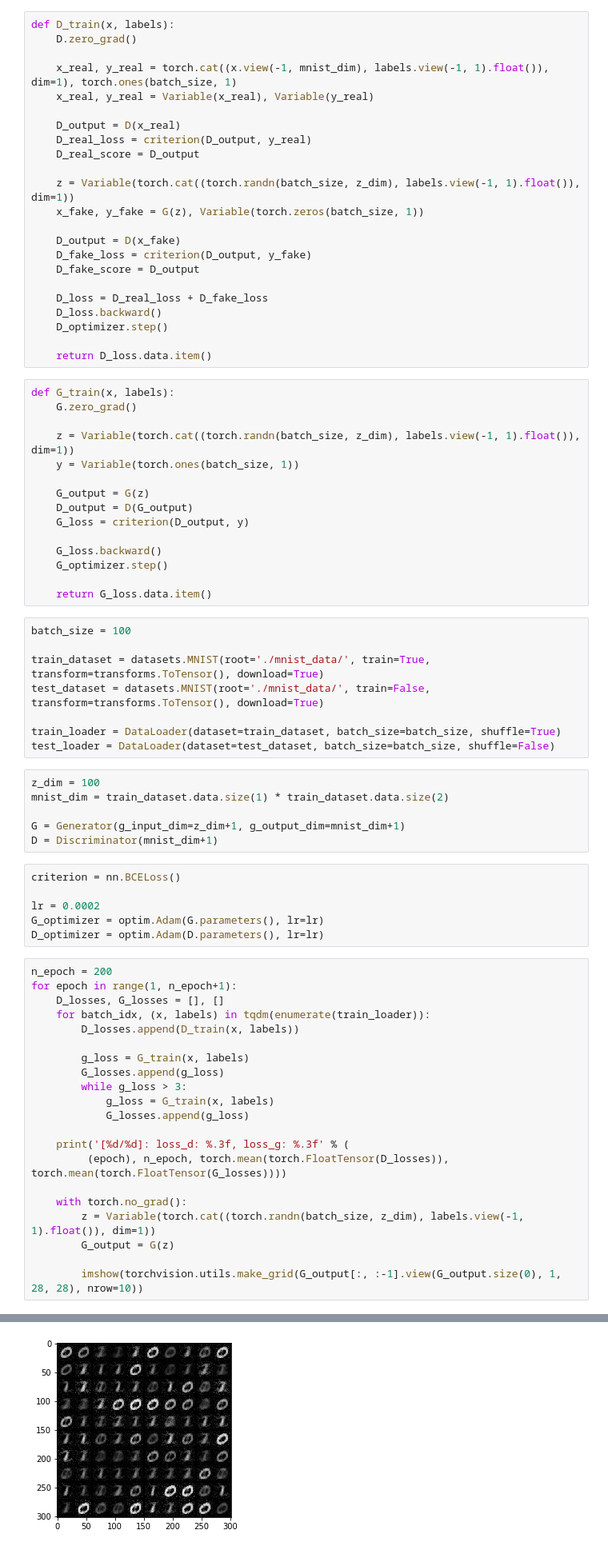
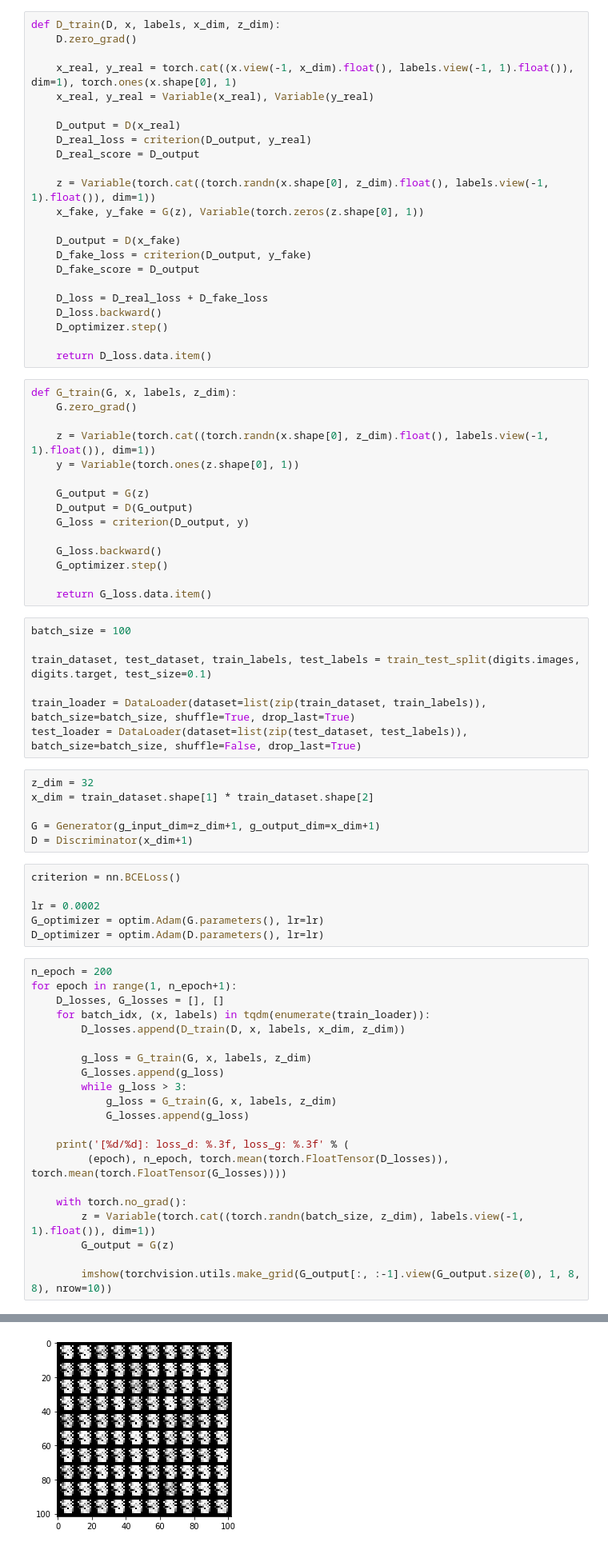
Before and after one commit to MaximArtemev/RICH-GAN-2019, a Jupyter notebook: notebooks/MNIST_GAN.ipynb, the cells around one changed output, grey strips where cells are left out. Shown: that part at 80% size. Drawn from its saved outputs; the diff is of its cells as text.

```diff
--- a/notebooks/MNIST_GAN.ipynb
+++ b/notebooks/MNIST_GAN.ipynb
@@ -72,16 +143,16 @@ class Discriminator(nn.Module):
 # %%
-def D_train(x, labels):
+def D_train(D, x, labels, x_dim, z_dim):
     D.zero_grad()
 
-    x_real, y_real = torch.cat((x.view(-1, mnist_dim), labels.view(-1, 1).float()), dim=1), torch.ones(batch_size, 1)
+    x_real, y_real = torch.cat((x.view(-1, x_dim).float(), labels.view(-1, 1).float()), dim=1), torch.ones(x.shape[0], 1)
     x_real, y_real = Variable(x_real), Variable(y_real)
 
     D_output = D(x_real)
     D_real_loss = criterion(D_output, y_real)
     D_real_score = D_output
 
-    z = Variable(torch.cat((torch.randn(batch_size, z_dim), labels.view(-1, 1).float()), dim=1))
-    x_fake, y_fake = G(z), Variable(torch.zeros(batch_size, 1))
+    z = Variable(torch.cat((torch.randn(x.shape[0], z_dim).float(), labels.view(-1, 1).float()), dim=1))
+    x_fake, y_fake = G(z), Variable(torch.zeros(z.shape[0], 1))
 
     D_output = D(x_fake)
     D_fake_loss = criterion(D_output, y_fake)
@@ -93,11 +164,11 @@ def D_train(x, labels):
 
     return D_loss.data.item()
 # %%
-def G_train(x, labels):
+def G_train(G, x, labels, z_dim):
     G.zero_grad()
 
-    z = Variable(torch.cat((torch.randn(batch_size, z_dim), labels.view(-1, 1).float()), dim=1))
-    y = Variable(torch.ones(batch_size, 1))
+    z = Variable(torch.cat((torch.randn(x.shape[0], z_dim).float(), labels.view(-1, 1).float()), dim=1))
+    y = Variable(torch.ones(z.shape[0], 1))
 
     G_output = G(z)
     D_output = D(G_output)
@@ -110,17 +181,16 @@ def G_train(x, labels):
 # %%
 batch_size = 100
 
-train_dataset = datasets.MNIST(root='./mnist_data/', train=True, transform=transforms.ToTensor(), download=True)
-test_dataset = datasets.MNIST(root='./mnist_data/', train=False, transform=transforms.ToTensor(), download=True)
+train_dataset, test_dataset, train_labels, test_labels = train_test_split(digits.images, digits.target, test_size=0.1)
 
-train_loader = DataLoader(dataset=train_dataset, batch_size=batch_size, shuffle=True)
-test_loader = DataLoader(dataset=test_dataset, batch_size=batch_size, shuffle=False)
+train_loader = DataLoader(dataset=list(zip(train_dataset, train_labels)), batch_size=batch_size, shuffle=True, drop_last=True)
+test_loader = DataLoader(dataset=list(zip(test_dataset, test_labels)), batch_size=batch_size, shuffle=False, drop_last=True)
 # %%
-z_dim = 100
-mnist_dim = train_dataset.data.size(1) * train_dataset.data.size(2)
+z_dim = 32
+x_dim = train_dataset.shape[1] * train_dataset.shape[2]
 
-G = Generator(g_input_dim=z_dim+1, g_output_dim=mnist_dim+1)
-D = Discriminator(mnist_dim+1)
+G = Generator(g_input_dim=z_dim+1, g_output_dim=x_dim+1)
+D = Discriminator(x_dim+1)
 # %%
 criterion = nn.BCELoss()
 
@@ -132,12 +202,12 @@ n_epoch = 200
 for epoch in range(1, n_epoch+1):
     D_losses, G_losses = [], []
     for batch_idx, (x, labels) in tqdm(enumerate(train_loader)):
-        D_losses.append(D_train(x, labels))
+        D_losses.append(D_train(D, x, labels, x_dim, z_dim))
 
-        g_loss = G_train(x, labels)
+        g_loss = G_train(G, x, labels, z_dim)
         G_losses.append(g_loss)
         while g_loss > 3:
-            g_loss = G_train(x, labels)
+            g_loss = G_train(G, x, labels, z_dim)
             G_losses.append(g_loss)
 
     print('[%d/%d]: loss_d: %.3f, loss_g: %.3f' % (
@@ -147,5 +217,5 @@ for epoch in range(1, n_epoch+1):
         z = Variable(torch.cat((torch.randn(batch_size, z_dim), labels.view(-1, 1).float()), dim=1))
         G_output = G(z)
 
-        imshow(torchvision.utils.make_grid(G_output[:, :-1].view(G_output.size(0), 1, 28, 28), nrow=10))
+        imshow(torchvision.utils.make_grid(G_output[:, :-1].view(G_output.size(0), 1, 8, 8), nrow=10))
 # %% [output]
@@ -157 +227 @@ for epoch in range(1, n_epoch+1):
-[figure, old version]
+[figure, new version]
```
Also changed, not shown: parts of 7 cells of this notebook, 1 other file.
